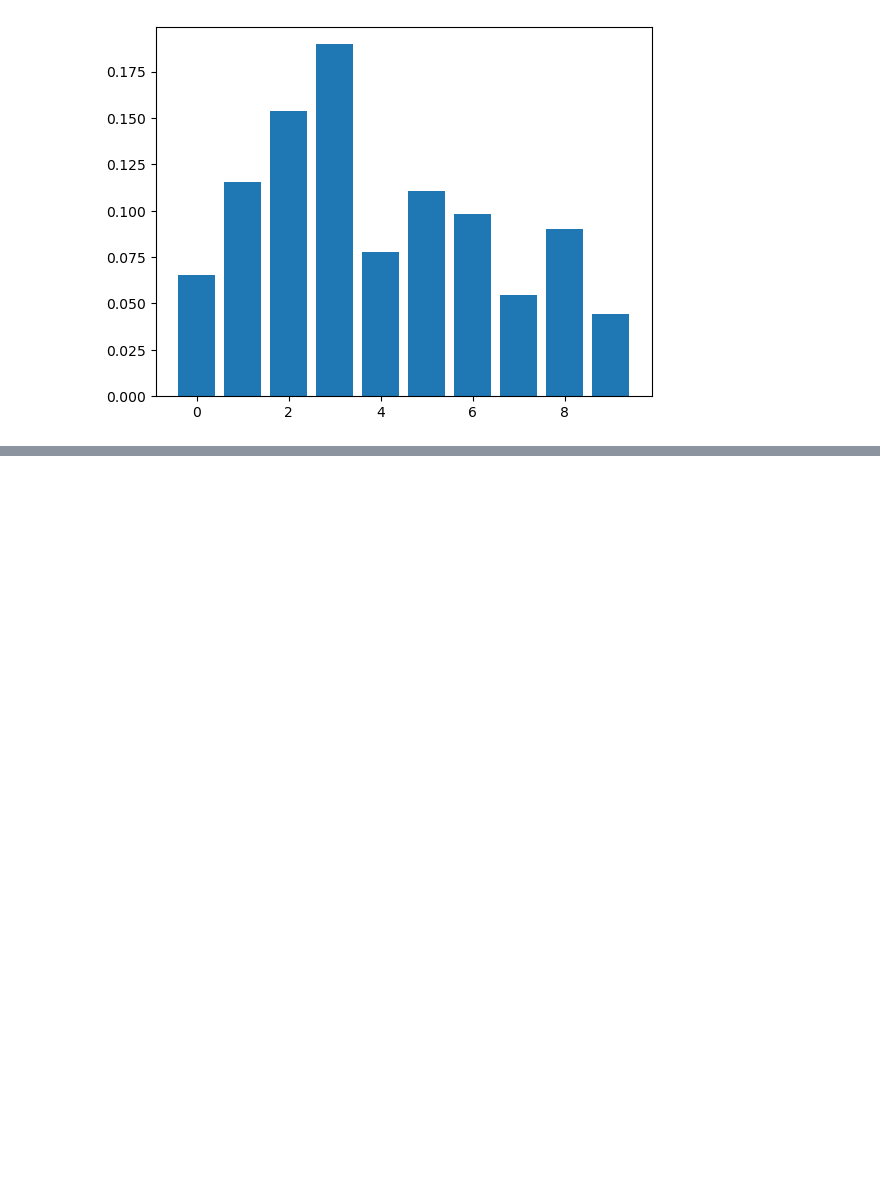
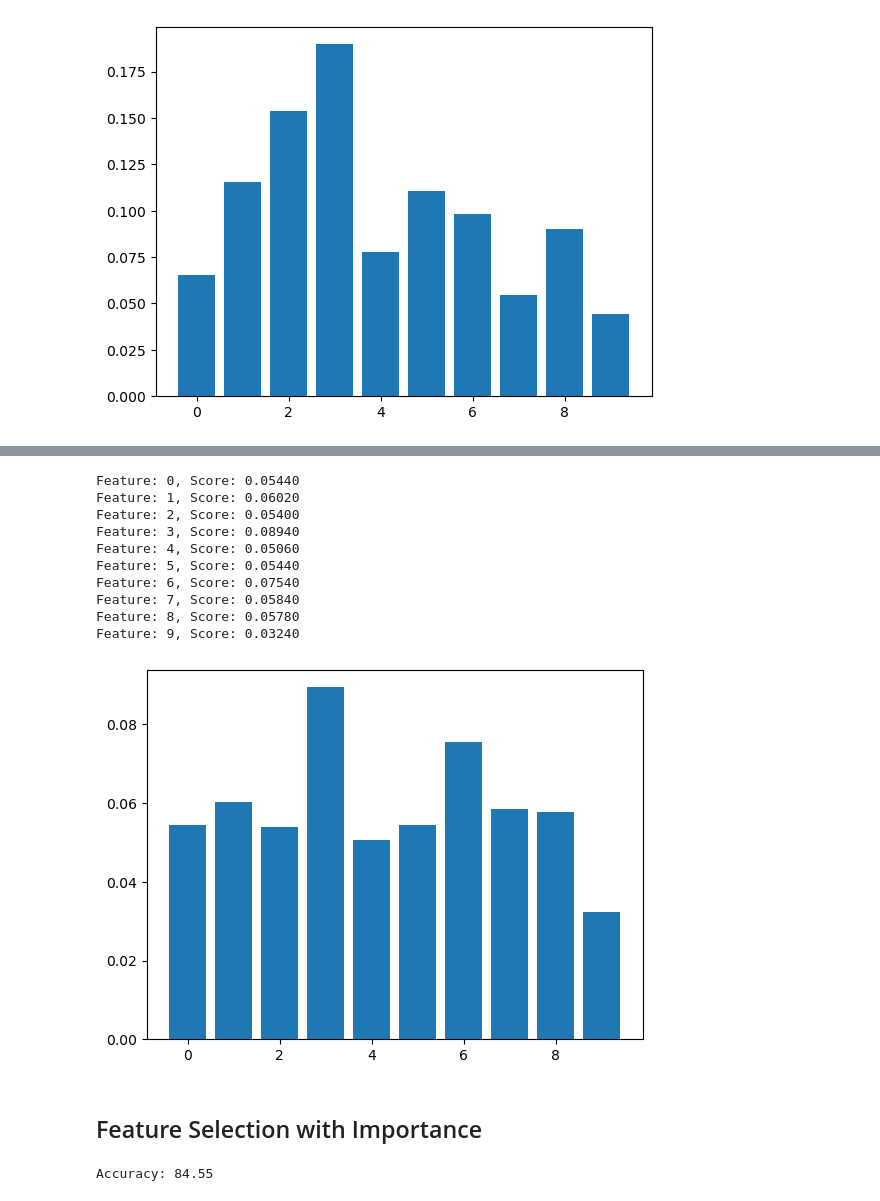
Before and after one commit to MaukanMir/Data-Preperation-For-ML, a Jupyter notebook: feature_selection.ipynb, the cells around one changed output, grey strips where cells are left out. Cells and saved outputs as stored; diff of their text form; code cells hidden in the pictures; blank space fills up the shorter version.

```diff
--- a/feature_selection.ipynb
+++ b/feature_selection.ipynb
@@ -1522,0 +1561,59 @@ Feature: 9, Score: 0.04430
+# %%
+
+# permutation feature importance with knn for classification
+from sklearn.datasets import make_classification
+from sklearn.neighbors import KNeighborsClassifier
+from sklearn.inspection import permutation_importance
+from matplotlib import pyplot
+# define dataset
+X, y = make_classification(n_samples=1000, n_features=10, n_informative=5, n_redundant=5,
+    random_state=1)
+# define the model
+model = KNeighborsClassifier()
+# fit the model
+model.fit(X, y)
+# perform permutation importance
+results = permutation_importance(model, X, y, scoring='accuracy') # get importance
+importance = results.importances_mean
+# summarize feature importance
+for i,v in enumerate(importance):
+  print('Feature: %0d, Score: %.5f' % (i,v))
+# plot feature importance
+pyplot.bar([x for x in range(len(importance))], importance)
+pyplot.show()
+# %% [output]
+Feature: 0, Score: 0.05440
+Feature: 1, Score: 0.06020
+Feature: 2, Score: 0.05400
+Feature: 3, Score: 0.08940
+Feature: 4, Score: 0.05060
+Feature: 5, Score: 0.05440
+Feature: 6, Score: 0.07540
+Feature: 7, Score: 0.05840
+Feature: 8, Score: 0.05780
+Feature: 9, Score: 0.03240
+[figure, added]
+# %% [markdown]
+## Feature Selection with Importance
+# %%
+
+# evaluation of a model using all features
+from sklearn.datasets import make_classification
+from sklearn.model_selection import train_test_split
+from sklearn.linear_model import LogisticRegression
+from sklearn.metrics import accuracy_score
+# define the dataset
+X, y = make_classification(n_samples=1000, n_features=10, n_informative=5, n_redundant=5,
+    random_state=1)
+# split into train and test sets
+X_train, X_test, y_train, y_test = train_test_split(X, y, test_size=0.33, random_state=1)
+# fit the model
+model = LogisticRegression(solver='liblinear')
+model.fit(X_train, y_train)
+# evaluate the model
+yhat = model.predict(X_test)
+# evaluate predictions
+accuracy = accuracy_score(y_test, yhat)
+print('Accuracy: %.2f' % (accuracy*100))
+# %% [output]
+Accuracy: 84.55
```
Also changed, not shown: parts of 4 cells of this notebook, 1 other file.
